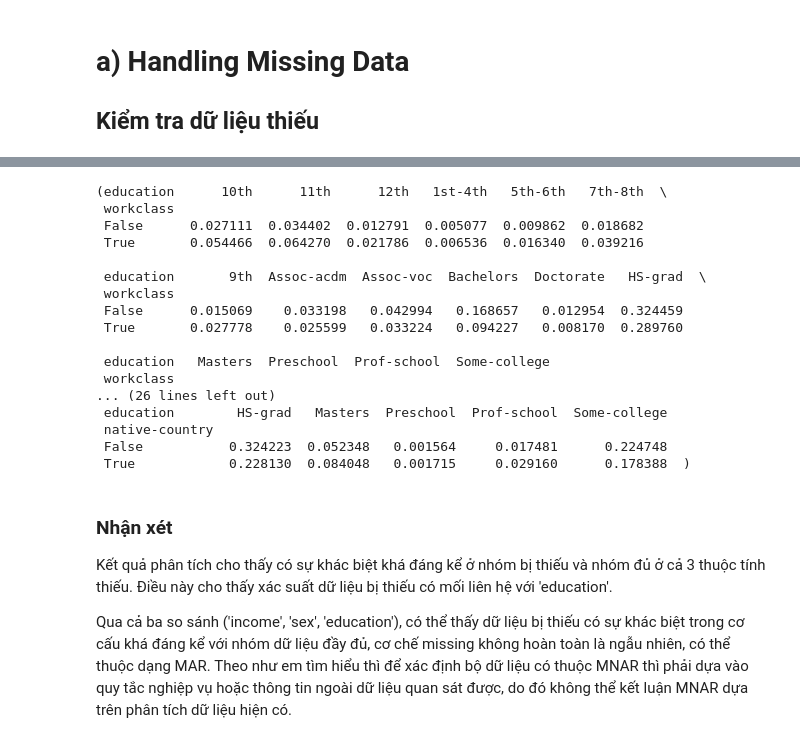
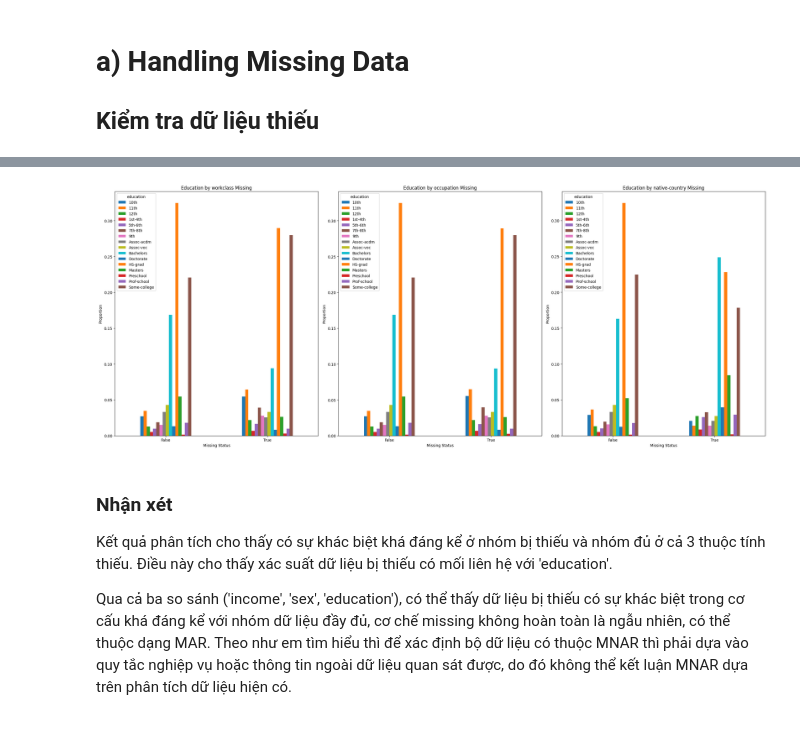
Before and after one commit to thloc1212/DataMiningLab1, a Jupyter notebook: notebooks/02_tabular_preprocessing.ipynb, the cells around one changed output, grey strips where cells are left out. Cells and saved outputs as stored; diff of their text form; code cells hidden in the pictures.

```diff
--- a/notebooks/02_tabular_preprocessing.ipynb
+++ b/notebooks/02_tabular_preprocessing.ipynb
@@ -133,28 +155,28 @@ Các quan sát bị thiếu ở các biến workclass, occupation và native-cou
 # %%
-# Phân tích mối quan hệ giữa missing data và biến 'education'
-table_workclass_education = pd.crosstab(train_data["workclass"].isnull(), train_data["education"], normalize='index')
-table_occupation_education = pd.crosstab(train_data["occupation"].isnull(), train_data["education"], normalize='index')
-table_native_country_education = pd.crosstab(train_data["native-country"].isnull(), train_data["education"], normalize='index')
+plt.figure(figsize=(25,10))
 
-table_workclass_education, table_occupation_education, table_native_country_education
+for i, col in enumerate(features):
+
+    plt.subplot(1, 3, i+1)
+
+    missing_rate = (
+        train_data
+        .groupby(train_data[col].isnull())["education"]
+        .value_counts(normalize=True)
+        .unstack()
+    )
+
+    missing_rate.plot(kind="bar", ax=plt.gca())
+
+    plt.title(f"Education by {col} Missing")
+    plt.xlabel("Missing Status")
+    plt.ylabel("Proportion")
+    plt.xticks(rotation=0)
+
+plt.tight_layout()
+plt.show()
 # %% [output]
-(education      10th      11th      12th   1st-4th   5th-6th   7th-8th  \
- workclass
- False      0.027111  0.034402  0.012791  0.005077  0.009862  0.018682
- True       0.054466  0.064270  0.021786  0.006536  0.016340  0.039216
-
- education       9th  Assoc-acdm  Assoc-voc  Bachelors  Doctorate   HS-grad  \
- workclass
- False      0.015069    0.033198   0.042994   0.168657   0.012954  0.324459
- True       0.027778    0.025599   0.033224   0.094227   0.008170  0.289760
-
- education   Masters  Preschool  Prof-school  Some-college
- workclass
-... (26 lines left out)
- education        HS-grad   Masters  Preschool  Prof-school  Some-college
- native-country
- False           0.324223  0.052348   0.001564     0.017481      0.224748
- True            0.228130  0.084048   0.001715     0.029160      0.178388  )
+[figure, added]
 # %% [markdown]
 ### Nhận xét
 Kết quả phân tích cho thấy có sự khác biệt khá đáng kể ở nhóm bị thiếu và nhóm đủ ở cả 3 thuộc tính thiếu. Điều này cho thấy xác suất dữ liệu bị thiếu có mối liên hệ với 'education'.
```
Also changed, not shown: parts of 32 cells of this notebook.
